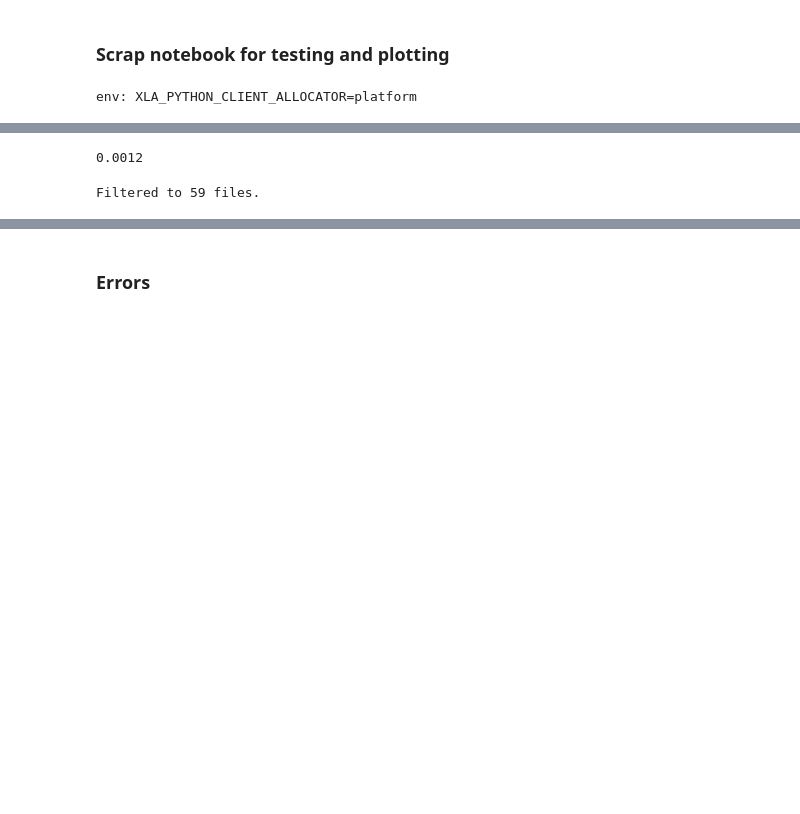
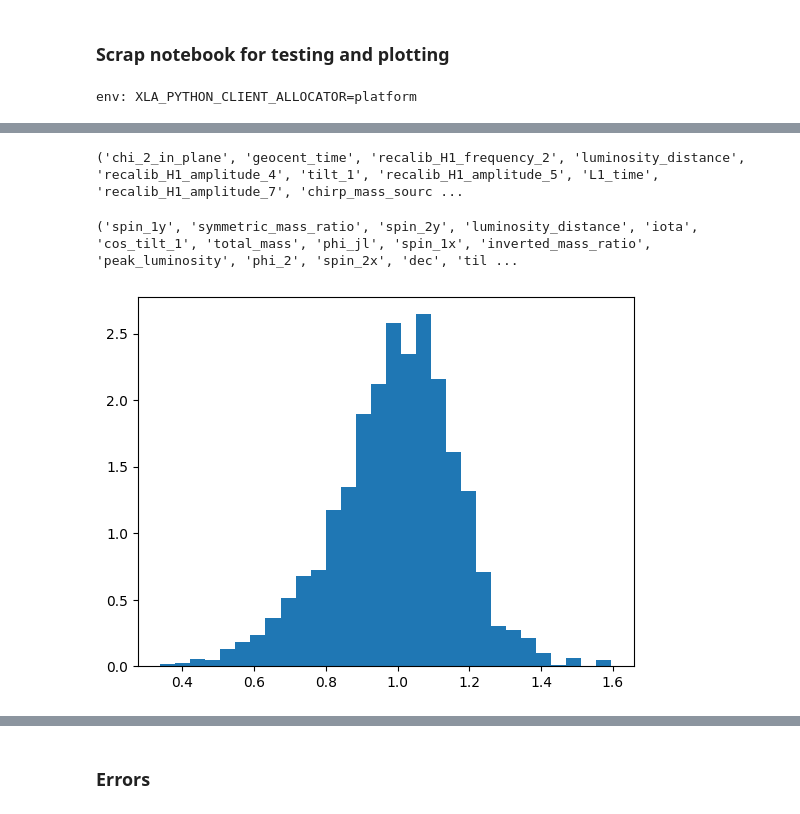
Before and after one commit to abby-moran/GW_pop_cosmo_inference, a Jupyter notebook: scripts/sandbox.ipynb, the cells around one changed output, grey strips where cells are left out. Saved outputs shown, nothing was run; the diff lists cells and outputs as text; code cells hidden in the pictures; blank space fills up the shorter version.

```diff
--- a/scripts/sandbox.ipynb
+++ b/scripts/sandbox.ipynb
@@ -226,9 +158,11 @@ mu_sel_true = np.exp(special.logsumexp(log_sel_wts) - np.log(ndraw))
 nobs = len(pd.read_hdf('../src/pe_c2_zm55_cut.h5', key='samples'))
 R_true = nobs / mu_sel_true
 # %%
-data_paths = ['/mnt/home/ccalvk/ceph/GWTC-4/IGWN-GWTC4p0-*-combined_PEDataRelease.hdf5',]
+data_paths = ['/mnt/home/ccalvk/ceph/GWTC-3/IGWN-GWTC3p0-v2-GW*_PEDataRelease_mixed_nocosmo.h5',
 
-files = []
+            '/mnt/home/ccalvk/ceph/GWTC-2.1/IGWN-GWTC2p1-v2-GW190*_PEDataRelease_mixed_nocosmo.h5',
+            '/mnt/home/ccalvk/ceph/GWTC-4/IGWN-GWTC4p0-*-combined_PEDataRelease.hdf5']
+files=[]
 for path in data_paths:
-    files += glob(path)
-import h5py
+        print(f'globbing path: {path}')
+        files += glob(path)
@@ -234,0 +173,16 @@ import h5py
+# %%
+INCLUDE_LIST=[]
+with open("../runs/INCLUDE_LIST.txt", "r") as f:
+    INCLUDE_LIST = set(line.strip() for line in f if line.strip())
+    filtered_files = []
+for f in files:
+    filename = os.path.basename(f)
+    parts = re.split("_|-", filename)
+    if len(parts) >= 2 and parts[1] != 'GWTC4p0':
+        event_name = parts[3] + "_" + parts[4]
+        if event_name in INCLUDE_LIST:
+            filtered_files.append(f)
+    if len(parts) >= 2 and parts[1] == 'GWTC4p0':
+        event_name = parts[4] + "_" + parts[5]
+        if event_name in INCLUDE_LIST:
+            filtered_files.append(f)
@@ -281,4 +225,0 @@ get_samples_from_event(files[0])
-# %%
-get_event_far("GW230608_205047")
-# %% [output]
-0.0012
@@ -287,16 +226,12 @@ import re
-# %%
-INCLUDE_LIST=[]
-with open("../runs/INCLUDE_LIST.txt", "r") as f:
-    INCLUDE_LIST = set(line.strip() for line in f if line.strip())
-    filtered_files = []
-for f in files:
-    filename = os.path.basename(f)
-    parts = re.split("_|-", filename)
-    if len(parts) >= 2:
-        event_name = parts[3] + "_" + parts[4]
-        if event_name in INCLUDE_LIST:
-            filtered_files.append(f)
-# %%
-print(f"Filtered to {len(filtered_files)} files.")
-# %% [output]
-Filtered to 59 files.
+# %%
+samples=get_samples_from_event(filtered_files[-2])
+# %% [output]
+('chi_2_in_plane', 'geocent_time', 'recalib_H1_frequency_2', 'luminosity_distance', 'recalib_H1_amplitude_4', 'tilt_1', 'recalib_H1_amplitude_5', 'L1_time', 'recalib_H1_amplitude_7', 'chirp_mass_sourc ...
+# %%
+_,_,dls,prior=get_samples_from_event(filtered_files[2])
+dl_rwt=np.random.choice(dls, p=prior/np.sum(prior), size=10000)
+
+plt.hist(dl_rwt, bins=30, density=True);
+# %% [output]
+('spin_1y', 'symmetric_mass_ratio', 'spin_2y', 'luminosity_distance', 'iota', 'cos_tilt_1', 'total_mass', 'phi_jl', 'spin_1x', 'inverted_mass_ratio', 'peak_luminosity', 'phi_2', 'spin_2x', 'dec', 'til ...
+[figure, added]
```
Also changed, not shown: parts of 9 cells of this notebook, 6 other files.
